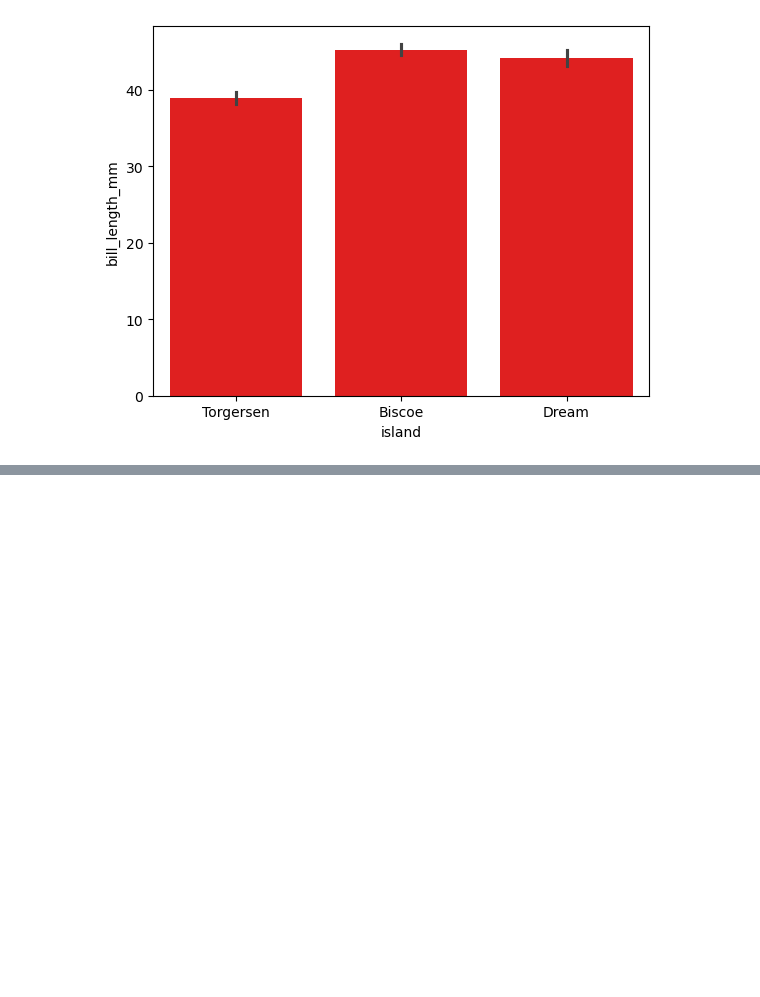
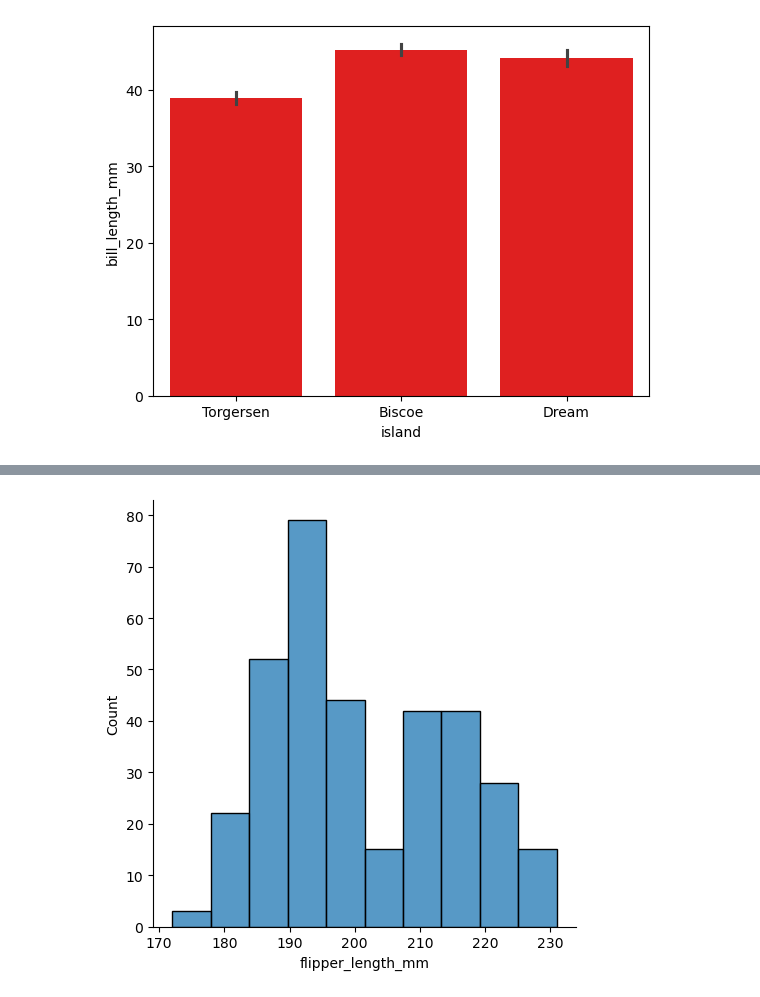
Before and after one commit to the-d-code/Python_30Days, a Jupyter notebook: 19/Day19.ipynb, the cells around one changed output, grey strips where cells are left out. Cells and saved outputs as stored; diff of their text form; code cells hidden in the pictures; blank space fills up the shorter version.

```diff
--- a/19/Day19.ipynb
+++ b/19/Day19.ipynb
@@ -105,0 +133,5 @@ plt.show()
+# %%
+sns.displot(df1["flipper_length_mm"])
+plt.show()
+# %% [output]
+[figure, added]
```
Also changed, not shown: parts of 9 cells of this notebook.
